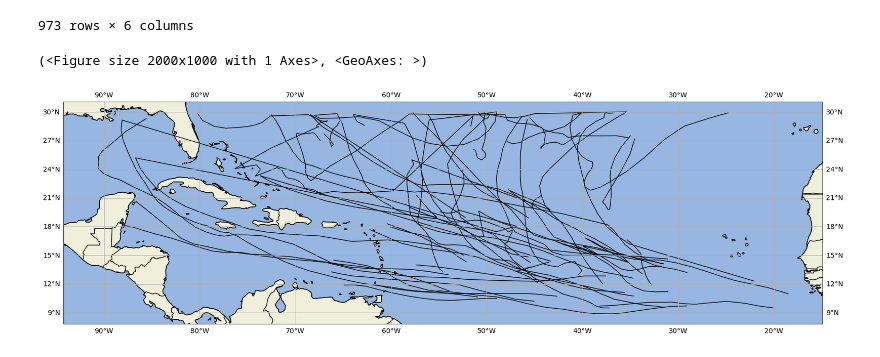
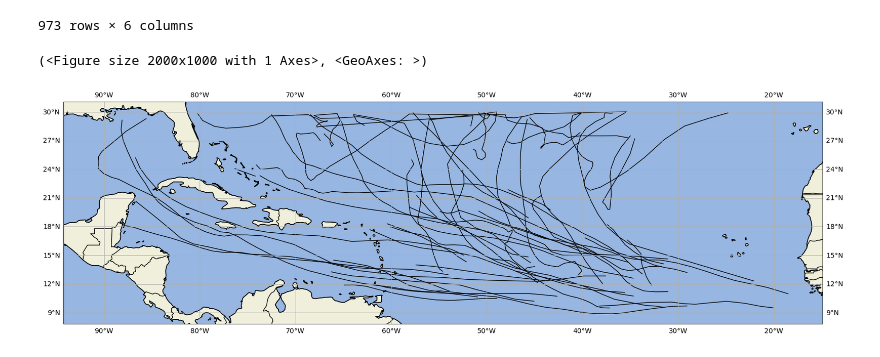
Before and after one commit to nmathewa/tropcyc, a Jupyter notebook: pythia_cookbook/preprocess.ipynb, the cells around one changed output. Drawn from its saved outputs; the diff is of its cells as text; code cells hidden in the pictures.

```diff
--- a/pythia_cookbook/preprocess.ipynb
+++ b/pythia_cookbook/preprocess.ipynb
@@ -235,32 +237,32 @@ ib_data_processed_6h
 import cartopy.feature as cfeature
 
 def plot_tracks(filtered_ib):
     filtered_ib['datetime'] = pd.to_datetime(filtered_ib['datetime'])
 
-    events = filtered_ib.groupby('SID')
+    events = filtered_ib.groupby('id')
 
     fig,ax = plt.subplots(figsize=(20,10),subplot_kw={"projection": ccrs.PlateCarree()})
 
     ax.add_feature(cfeature.COASTLINE)
 
     ax.add_feature(cfeature.BORDERS)
 
 
     ax.coastlines()
 
     ax.add_feature(cfeature.LAND)
     ax.add_feature(cfeature.OCEAN)
 
     ax.gridlines(draw_labels=True, dms=True, x_inline=False, y_inline=False)
 
     for event_num , event in events:
         roll_events = event.set_index('datetime')[['LON','LAT']].rolling(window=24).mean()
         lon = event['LON'].values
         lat = event['LAT'].values
         ax.plot(lon,lat,transform=ccrs.PlateCarree(),linewidth=1,color='black')
     return fig,ax
 
 plot_tracks(ib_data_processed_6h)
 # %% [output]
 (<Figure size 2000x1000 with 1 Axes>, <GeoAxes: >)
-[figure, old version]
+[figure, new version]
```
Also changed, not shown: parts of 21 cells of this notebook, 8 other files.
